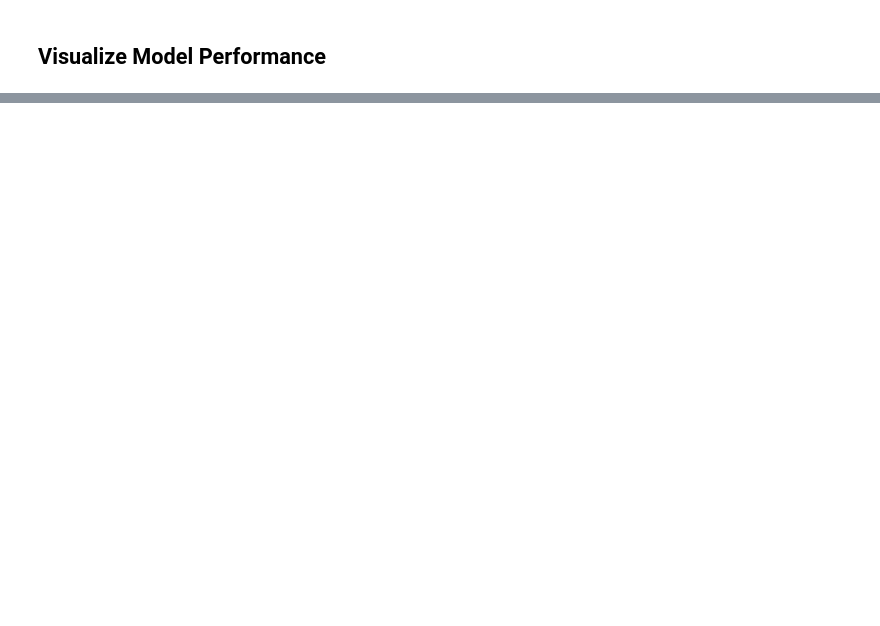
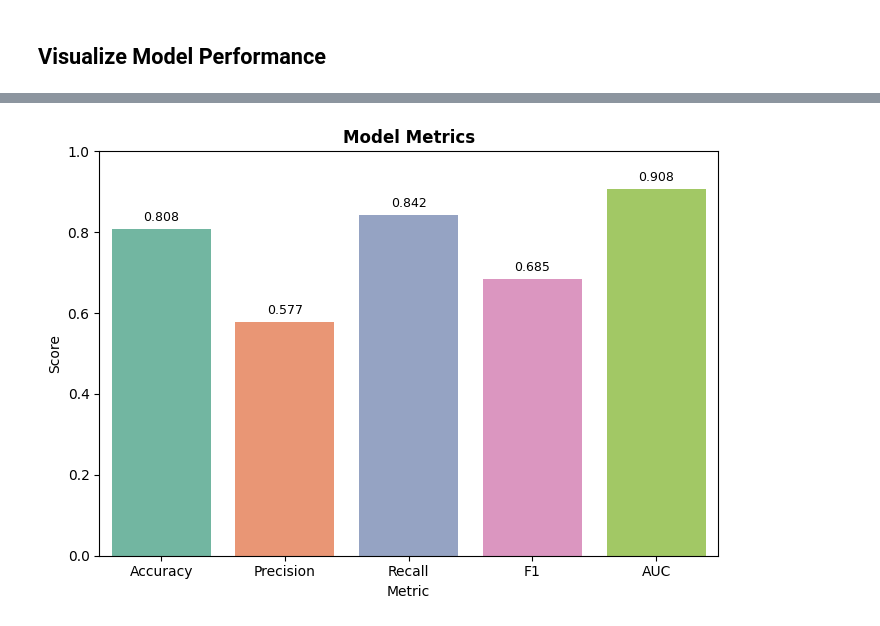
Before and after one commit to VisaHuy/Salary-Prediction-Project, a Jupyter notebook: notebooks/05_model_training.ipynb, the cells around one changed output, grey strips where cells are left out. Saved outputs shown, nothing was run; the diff lists cells and outputs as text; code cells hidden in the pictures; blank space fills up the shorter version.

```diff
--- a/notebooks/05_model_training.ipynb
+++ b/notebooks/05_model_training.ipynb
@@ -392,0 +159,20 @@ else:
+# %%
+# 2) Metrics bar chart
+metrics_to_plot = pd.DataFrame(
+    {
+        'Metric': ['Accuracy', 'Precision', 'Recall', 'F1', 'AUC'],
+        'Value': [test_accuracy, test_precision, test_recall, test_f1, test_auc],
+    }
+)
+
+plt.figure(figsize=(7, 5))
+ax = sns.barplot(data=metrics_to_plot, x='Metric', y='Value', palette='Set2')
+ax.set_ylim(0, 1)
+ax.set_title('Model Metrics', fontweight='bold')
+ax.set_ylabel('Score')
+for i, v in enumerate(metrics_to_plot['Value']):
+    ax.text(i, min(v + 0.02, 0.98), f'{v:.3f}', ha='center', fontsize=9)
+plt.tight_layout()
+plt.show()
+# %% [output]
+[figure, added]
```
Also changed, not shown: parts of 30 cells of this notebook, 12 other files.
